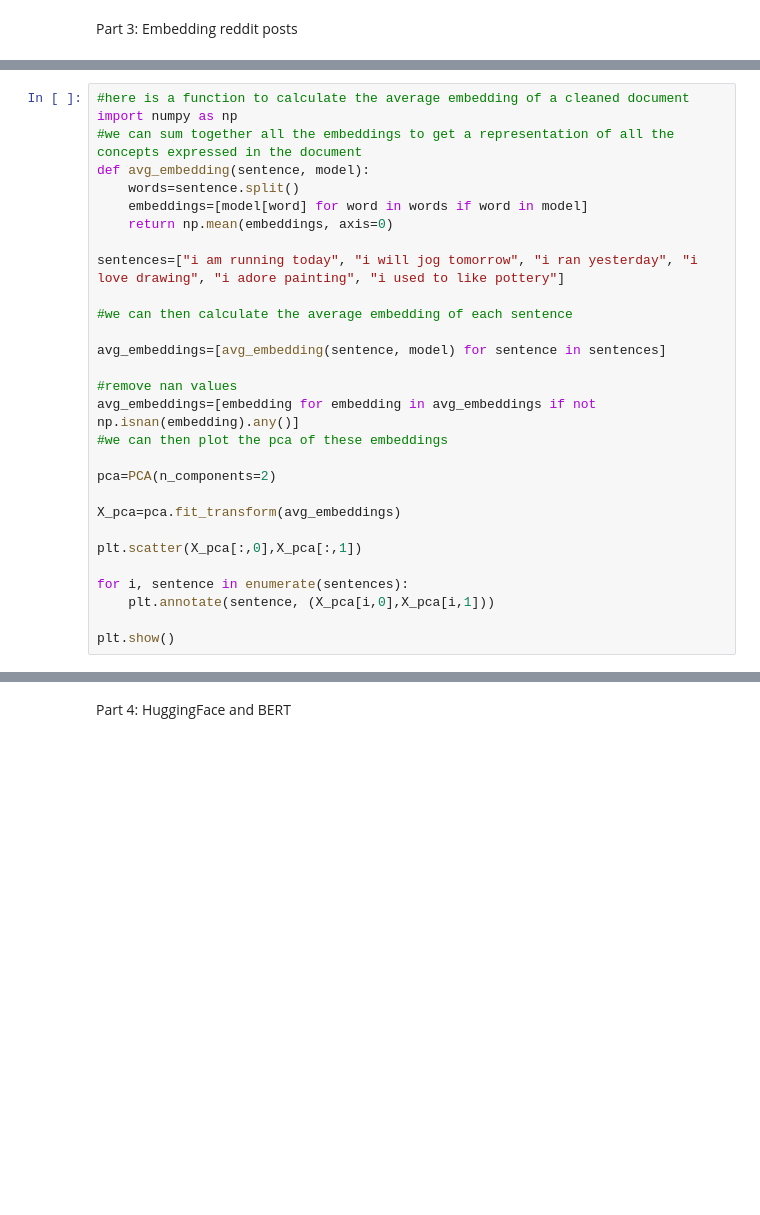
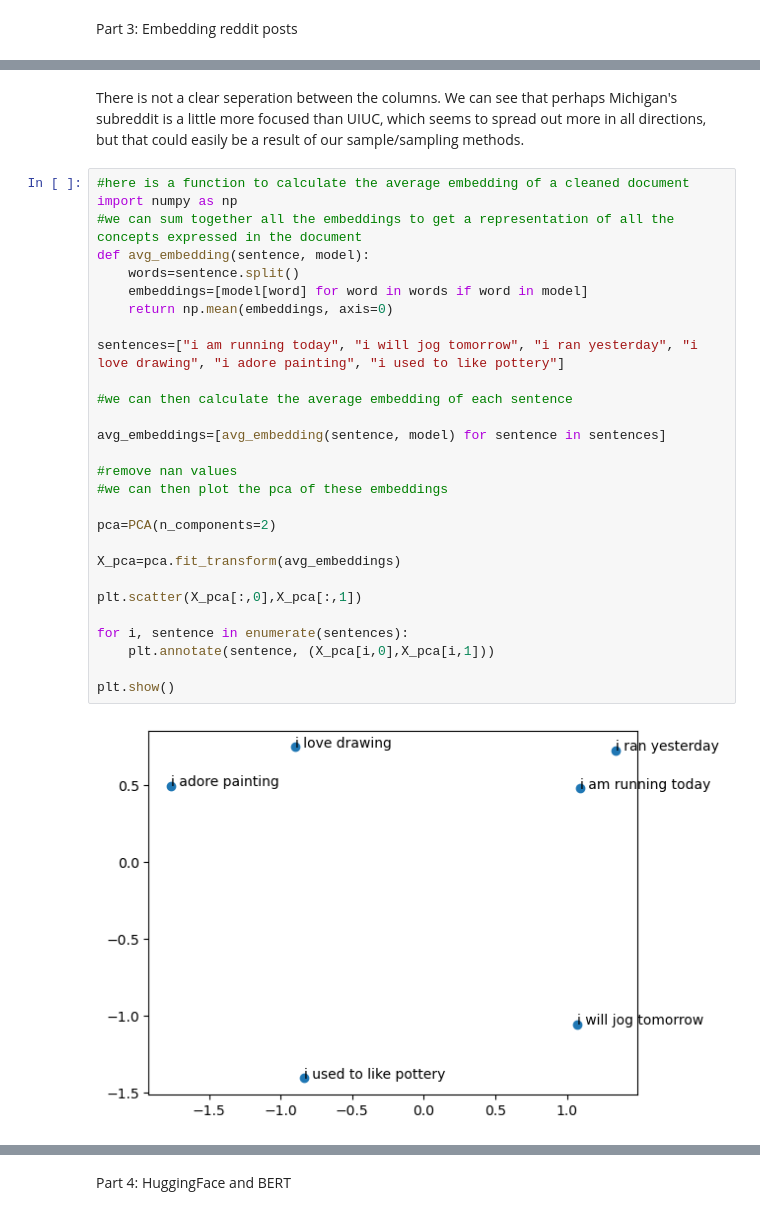
Before and after one commit to Ben-Vogt/project3-embeddings, a Jupyter notebook: project-3.ipynb, the cells around one changed output, grey strips where cells are left out. Saved outputs shown, nothing was run; the diff lists cells and outputs as text; blank space fills up the shorter version.

```diff
--- a/project-3.ipynb
+++ b/project-3.ipynb
@@ -202,29 +304,32 @@ data=pd.concat([uiuc,mich])
+# %% [markdown]
+There is not a clear seperation between the columns. We can see that perhaps Michigan's subreddit is a little more focused than UIUC, which seems to spread out more in all directions, but that could easily be a result of our sample/sampling methods.
 # %%
 #here is a function to calculate the average embedding of a cleaned document
 import numpy as np
 #we can sum together all the embeddings to get a representation of all the concepts expressed in the document
 def avg_embedding(sentence, model):
     words=sentence.split()
     embeddings=[model[word] for word in words if word in model]
     return np.mean(embeddings, axis=0)
 
 sentences=["i am running today", "i will jog tomorrow", "i ran yesterday", "i love drawing", "i adore painting", "i used to like pottery"]
 
 #we can then calculate the average embedding of each sentence
 
 avg_embeddings=[avg_embedding(sentence, model) for sentence in sentences]
 
 #remove nan values
-avg_embeddings=[embedding for embedding in avg_embeddings if not np.isnan(embedding).any()]
 #we can then plot the pca of these embeddings
 
 pca=PCA(n_components=2)
 
 X_pca=pca.fit_transform(avg_embeddings)
 
 plt.scatter(X_pca[:,0],X_pca[:,1])
 
 for i, sentence in enumerate(sentences):
     plt.annotate(sentence, (X_pca[i,0],X_pca[i,1]))
 
 plt.show()
+# %% [output]
+[figure, added]
```
Also changed, not shown: parts of 25 cells of this notebook.
